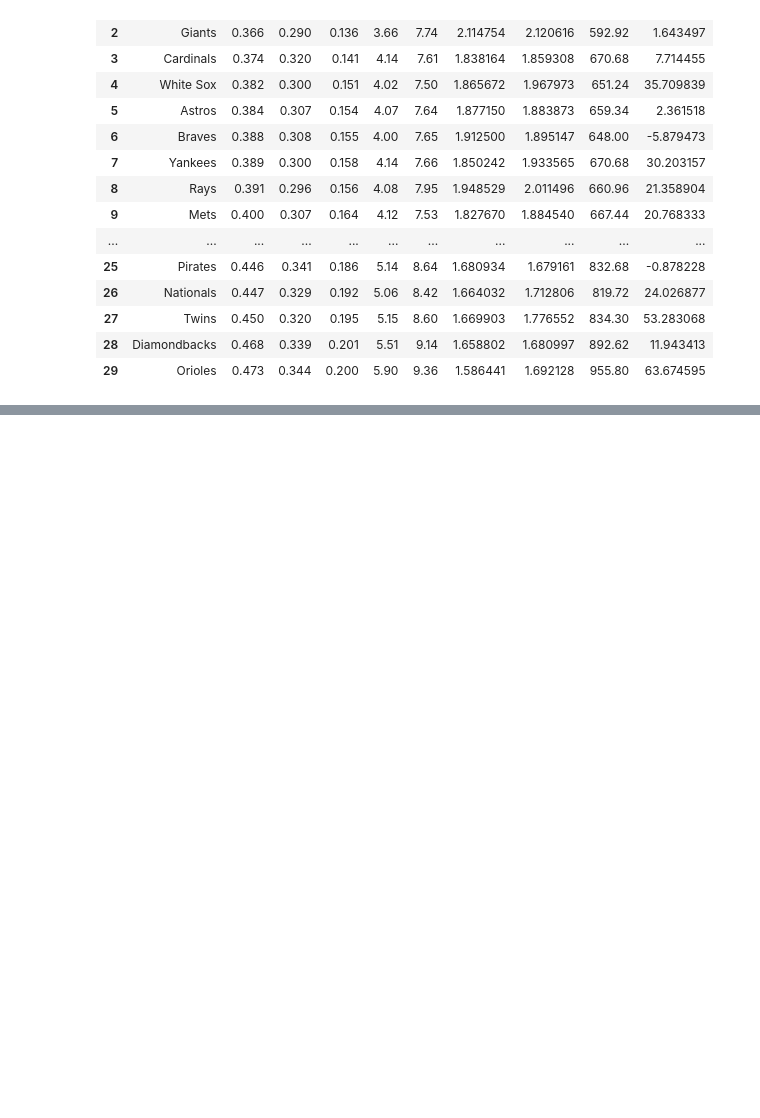
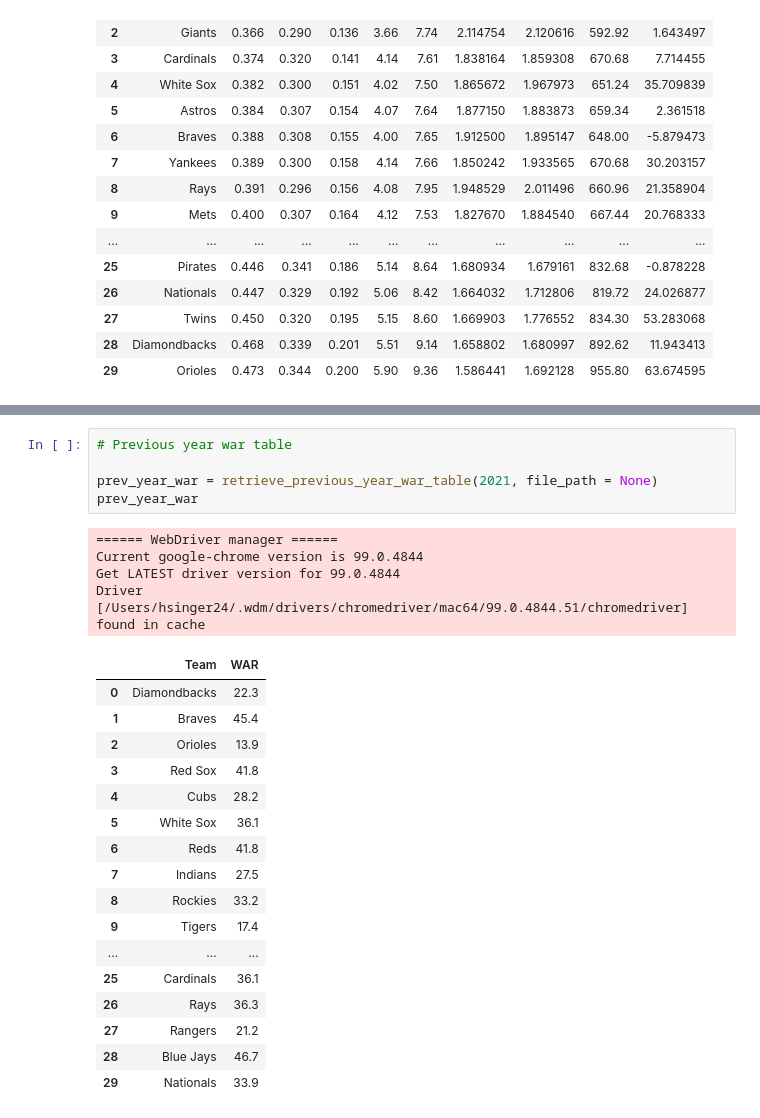
Before and after one commit to hsinger24/Baseball-Betting, a Jupyter notebook: sandbox.ipynb, the cells around one changed output, grey strips where cells are left out. Saved outputs shown, nothing was run; the diff lists cells and outputs as text; blank space fills up the shorter version.

Commit message:
Making changes to team map for prior year WAR retreival

```diff
--- a/sandbox.ipynb
+++ b/sandbox.ipynb
@@ -86,3 +86,30 @@ merged
 | 27 | Marlins | 623 | -15.098195 | 701.46 | -8.990416 | 607.901805 | ... |
 | 28 | Diamondbacks | 679 | -13.906912 | 892.62 | -11.943413 | 665.093088 | ... |
 | 29 | Pirates | 609 | 10.427121 | 832.68 | 0.878228 | 619.427121 | ... |
+# %%
+# Previous year war table
+
+prev_year_war = retrieve_previous_year_war_table(2021, file_path = None)
+prev_year_war
+# %% [output]
+====== WebDriver manager ======
+Current google-chrome version is 99.0.4844
+Get LATEST driver version for 99.0.4844
+Driver [/Users/hsinger24/.wdm/drivers/chromedriver/mac64/99.0.4844.51/chromedriver] found in cache
+|  | Team | WAR |
+| 0 | Diamondbacks | 22.3 |
+| 1 | Braves | 45.4 |
+| 2 | Orioles | 13.9 |
+| 3 | Red Sox | 41.8 |
+| 4 | Cubs | 28.2 |
+| 5 | White Sox | 36.1 |
+| 6 | Reds | 41.8 |
+| 7 | Indians | 27.5 |
+| 8 | Rockies | 33.2 |
+| 9 | Tigers | 17.4 |
+| ... | ... | ... |
+| 25 | Cardinals | 36.1 |
+| 26 | Rays | 36.3 |
+| 27 | Rangers | 21.2 |
+| 28 | Blue Jays | 46.7 |
+| 29 | Nationals | 33.9 |
```
Also changed, not shown: 1 other file.
